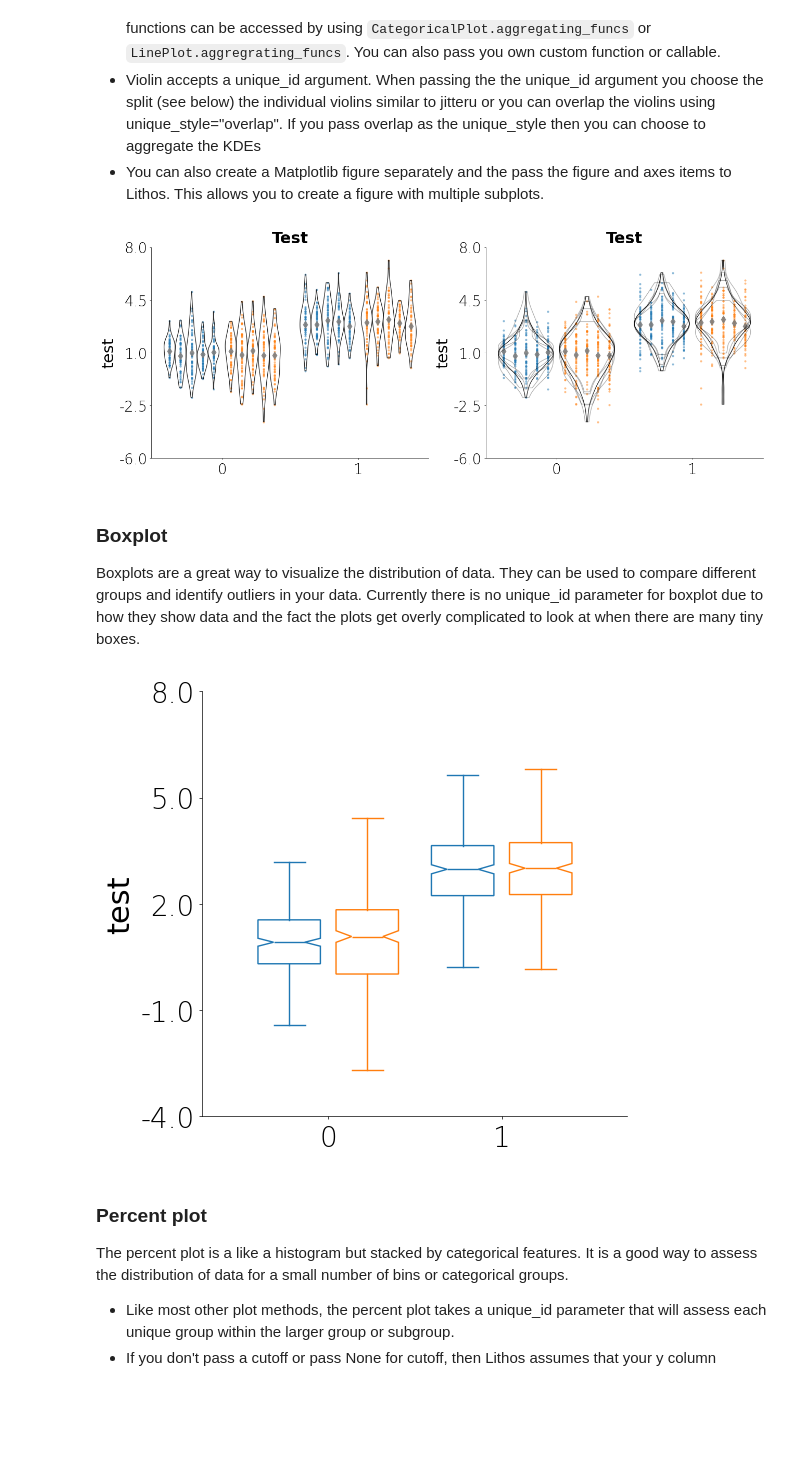
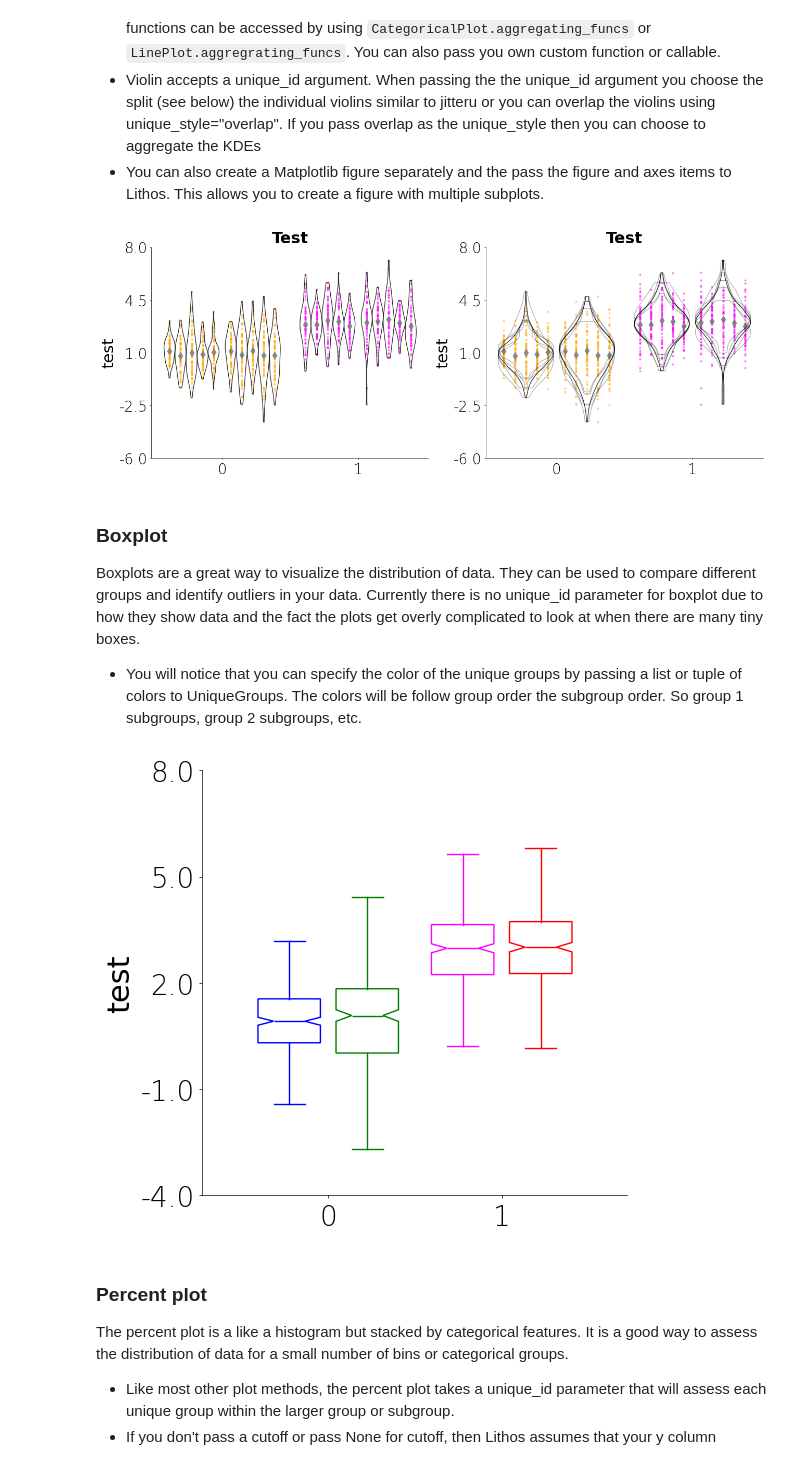
Before and after one commit to LarsHenrikNelson/lithos, a Jupyter notebook: README.ipynb, the cells around one changed output. Saved outputs shown, nothing was run; the diff lists cells and outputs as text; code cells hidden in the pictures; blank space fills up the shorter version.

Commit message:
Metadata now compatible with new color specification. Updated README to reflect color changes.

```diff
--- a/README.ipynb
+++ b/README.ipynb
@@ -218,6 +218,7 @@ plot = (
     .jitteru(
         unique_id="unique_grouping",
         marker="o",
+        markercolor=Group(("orange", "magenta")),
         edgecolor="none",
         alpha=0.5,
         width=0.9,
@@ -272,32 +273,34 @@ plot2 = (
     .plot(figure=fig, axes=ax.flat[1])
 )
 # %% [output]
-[figure, old version]
+[figure, new version]
 # %% [markdown]
 ### Boxplot
 Boxplots are a great way to visualize the distribution of data. They can be used to compare different groups and identify outliers in your data. Currently there is no unique_id parameter for boxplot due to how they show data and the fact the plots get overly complicated to look at when there are many tiny boxes.
+* You will notice that you can specify the color of the unique groups by passing a list or tuple of colors to UniqueGroups. The colors will be follow group order the subgroup order. So group 1 subgroups, group 2 subgroups, etc.
 # %%
 df = create_synthetic_data(n_groups=2, n_subgroups=2, n_unique_ids=5, n_points=60)
 plot = (
     CategoricalPlot(data=df)
     .load_metadata("my_plot")
     .grouping(
         group="grouping_1",
         subgroup="grouping_2",
         group_spacing=0.9,
     )
     .box(
         facecolor="none",
+        edgecolor=UniqueGroups(["blue", "green", "magenta", "red"]),
         width=0.8,
         alpha=0.8,
         # showmeans=True, # You can shows means but it looks weird with show_ci
         show_ci=True,
     )
     .plot_data(y="y", ylabel="test", title="")
     .plot()
 )
 # %% [output]
-[figure, old version]
+[figure, new version]
 # %% [markdown]
 ### Percent plot
 The percent plot is a like a histogram but stacked by categorical features. It is a good way to assess the distribution of data for a small number of bins or categorical groups.
```
Also changed, not shown: parts of 5 cells of this notebook, 19 other files.
